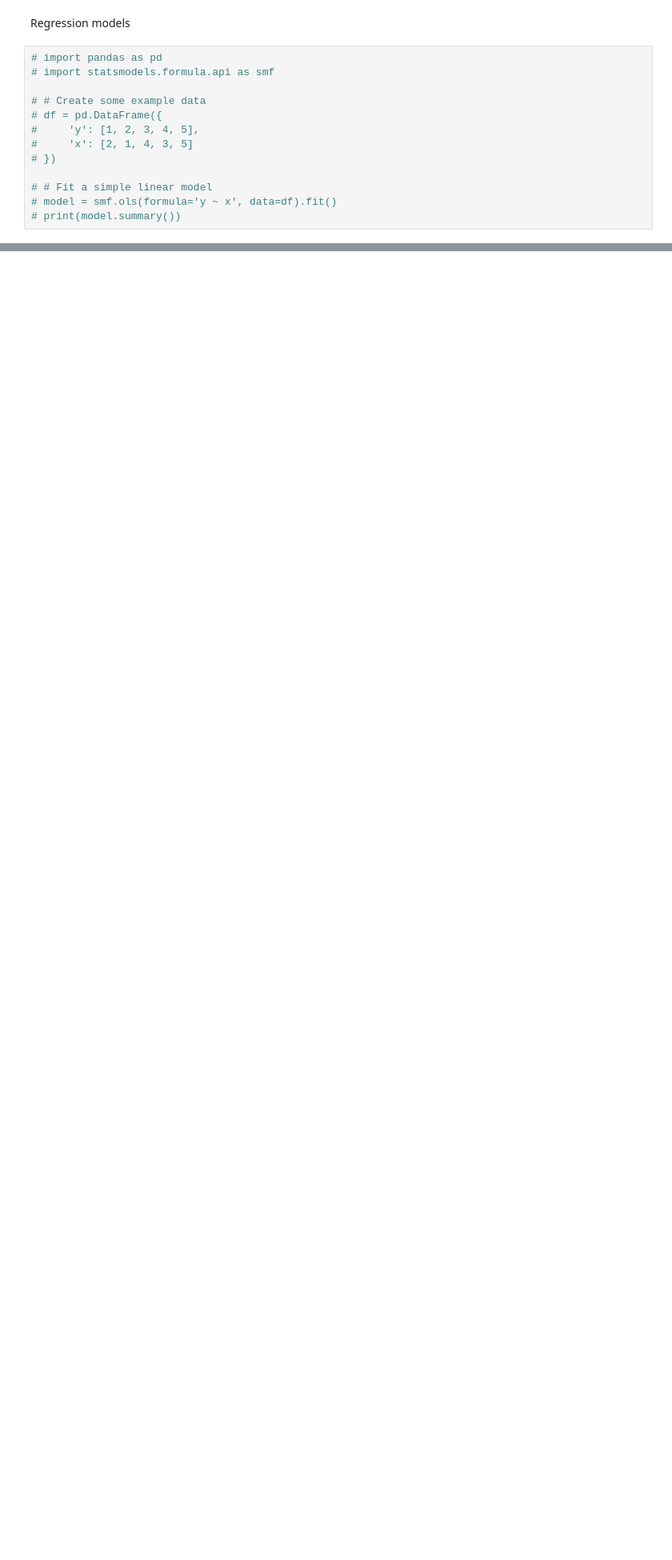
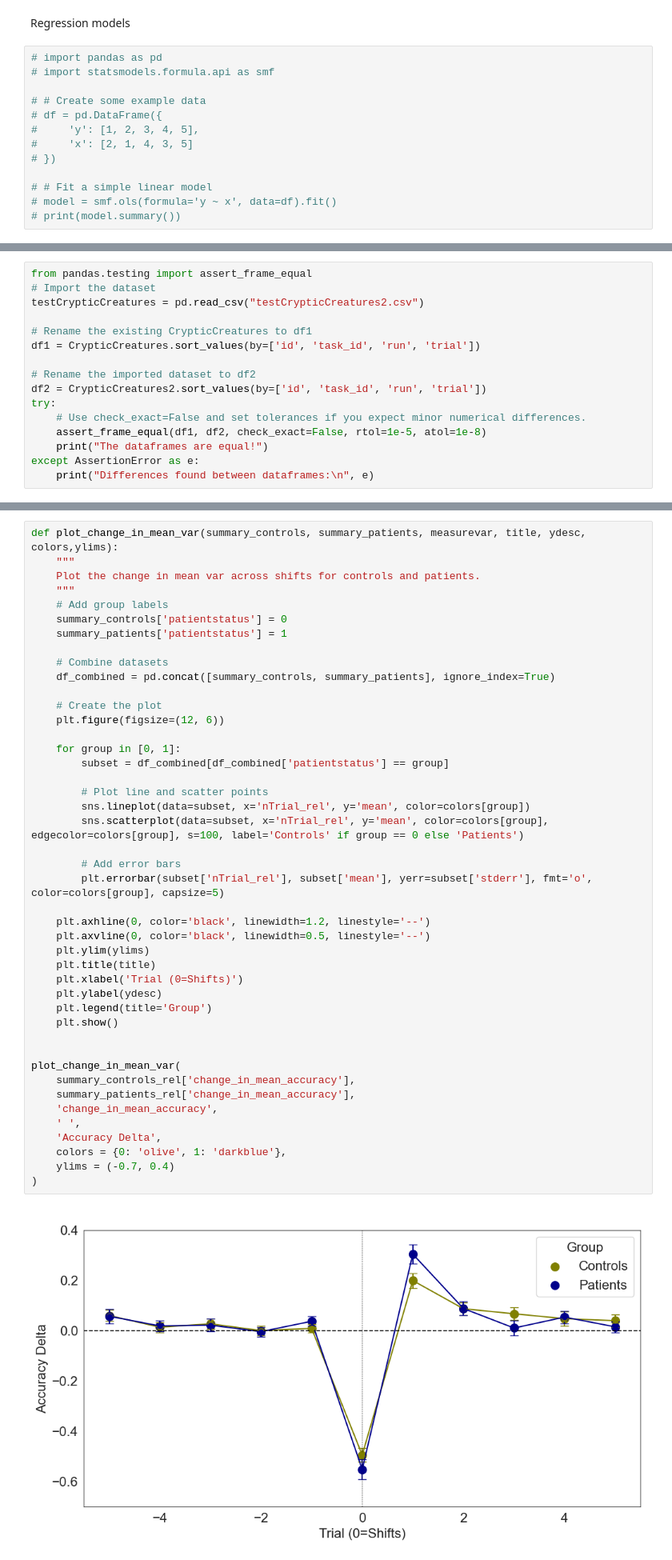
Before and after one commit to amloosen/BayesianObserver_CognitiveFlexibilityOCD, a Jupyter notebook: PreprocBehavAnalys.ipynb, the cells around one changed output, grey strips where cells are left out. Shown at 80% size. Drawn from its saved outputs; the diff is of its cells as text; blank space fills up the shorter version.

```diff
--- a/PreprocBehavAnalys.ipynb
+++ b/PreprocBehavAnalys.ipynb
@@ -961,0 +1009,16 @@ Factors dictionary: {'patientstatus': ['0', '1'], 'chosen_outcome_shift': ['0.0'
+# %%
+from pandas.testing import assert_frame_equal
+# Import the dataset
+testCrypticCreatures = pd.read_csv("testCrypticCreatures2.csv")
+
+# Rename the existing CrypticCreatures to df1
+df1 = CrypticCreatures.sort_values(by=['id', 'task_id', 'run', 'trial'])
+
+# Rename the imported dataset to df2
+df2 = CrypticCreatures2.sort_values(by=['id', 'task_id', 'run', 'trial'])
+try:
+    # Use check_exact=False and set tolerances if you expect minor numerical differences.
+    assert_frame_equal(df1, df2, check_exact=False, rtol=1e-5, atol=1e-8)
+    print("The dataframes are equal!")
+except AssertionError as e:
+    print("Differences found between dataframes:\n", e)
@@ -961,0 +2369,46 @@ Factors dictionary: {'patientstatus': ['0', '1'], 'chosen_outcome_shift': ['0.0'
+# %%
+def plot_change_in_mean_var(summary_controls, summary_patients, measurevar, title, ydesc, colors,ylims):
+    """
+    Plot the change in mean var across shifts for controls and patients.
+    """
+    # Add group labels
+    summary_controls['patientstatus'] = 0
+    summary_patients['patientstatus'] = 1
+
+    # Combine datasets
+    df_combined = pd.concat([summary_controls, summary_patients], ignore_index=True)
+
+    # Create the plot
+    plt.figure(figsize=(12, 6))
+
+    for group in [0, 1]:
+        subset = df_combined[df_combined['patientstatus'] == group]
+
+        # Plot line and scatter points
+        sns.lineplot(data=subset, x='nTrial_rel', y='mean', color=colors[group])
+        sns.scatterplot(data=subset, x='nTrial_rel', y='mean', color=colors[group], edgecolor=colors[group], s=100, label='Controls' if group == 0 else 'Patients')
+
+        # Add error bars
+        plt.errorbar(subset['nTrial_rel'], subset['mean'], yerr=subset['stderr'], fmt='o', color=colors[group], capsize=5)
+
+    plt.axhline(0, color='black', linewidth=1.2, linestyle='--')
+    plt.axvline(0, color='black', linewidth=0.5, linestyle='--')
+    plt.ylim(ylims)
+    plt.title(title)
+    plt.xlabel('Trial (0=Shifts)')
+    plt.ylabel(ydesc)
+    plt.legend(title='Group')
+    plt.show()
+
+
+plot_change_in_mean_var(
+    summary_controls_rel['change_in_mean_accuracy'],
+    summary_patients_rel['change_in_mean_accuracy'],
+    'change_in_mean_accuracy',
+    ' ',
+    'Accuracy Delta',
+    colors = {0: 'olive', 1: 'darkblue'},
+    ylims = (-0.7, 0.4)
+)
+# %% [output]
+[figure, added]
```
Also changed, not shown: parts of 34 cells of this notebook, 1 other file.
